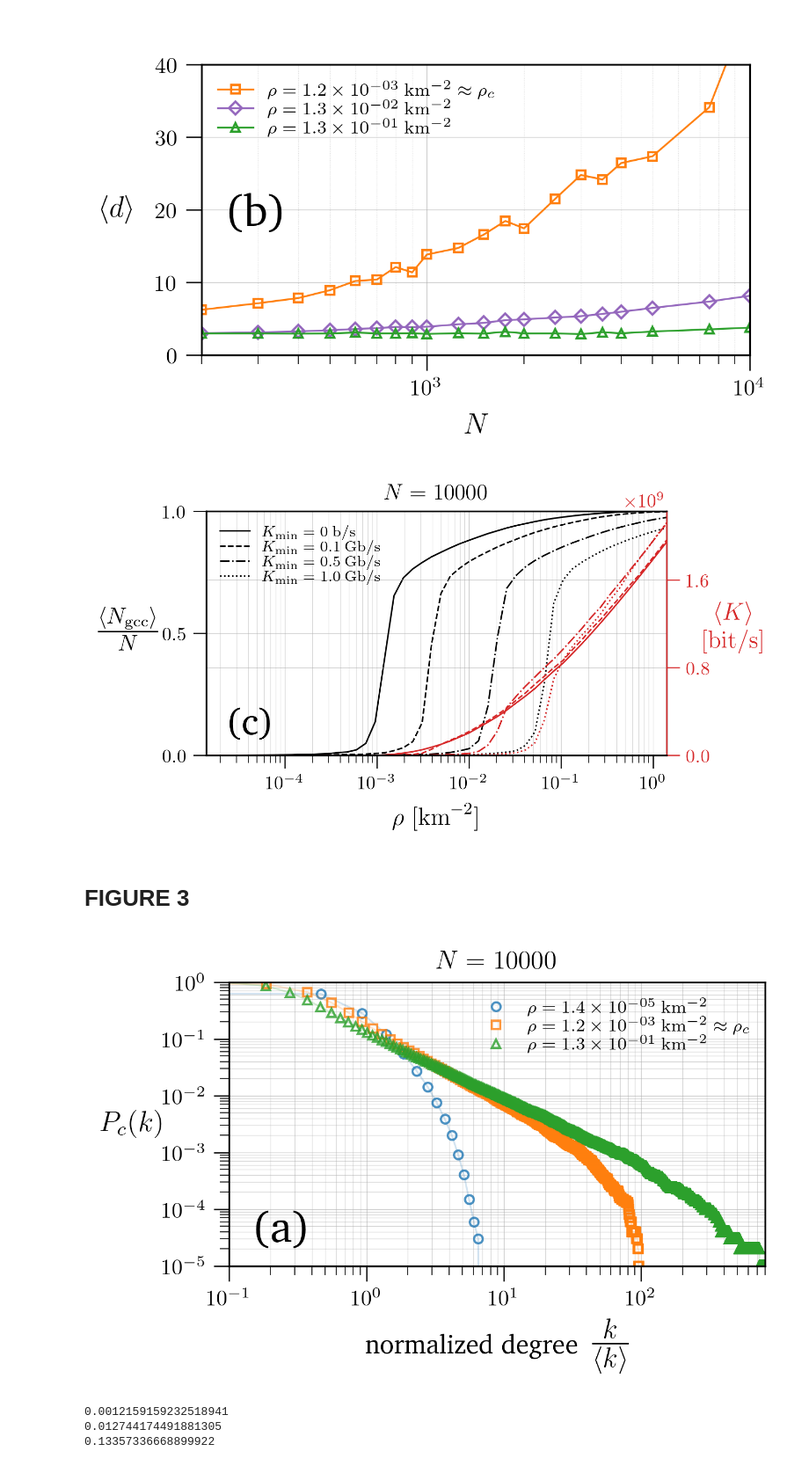
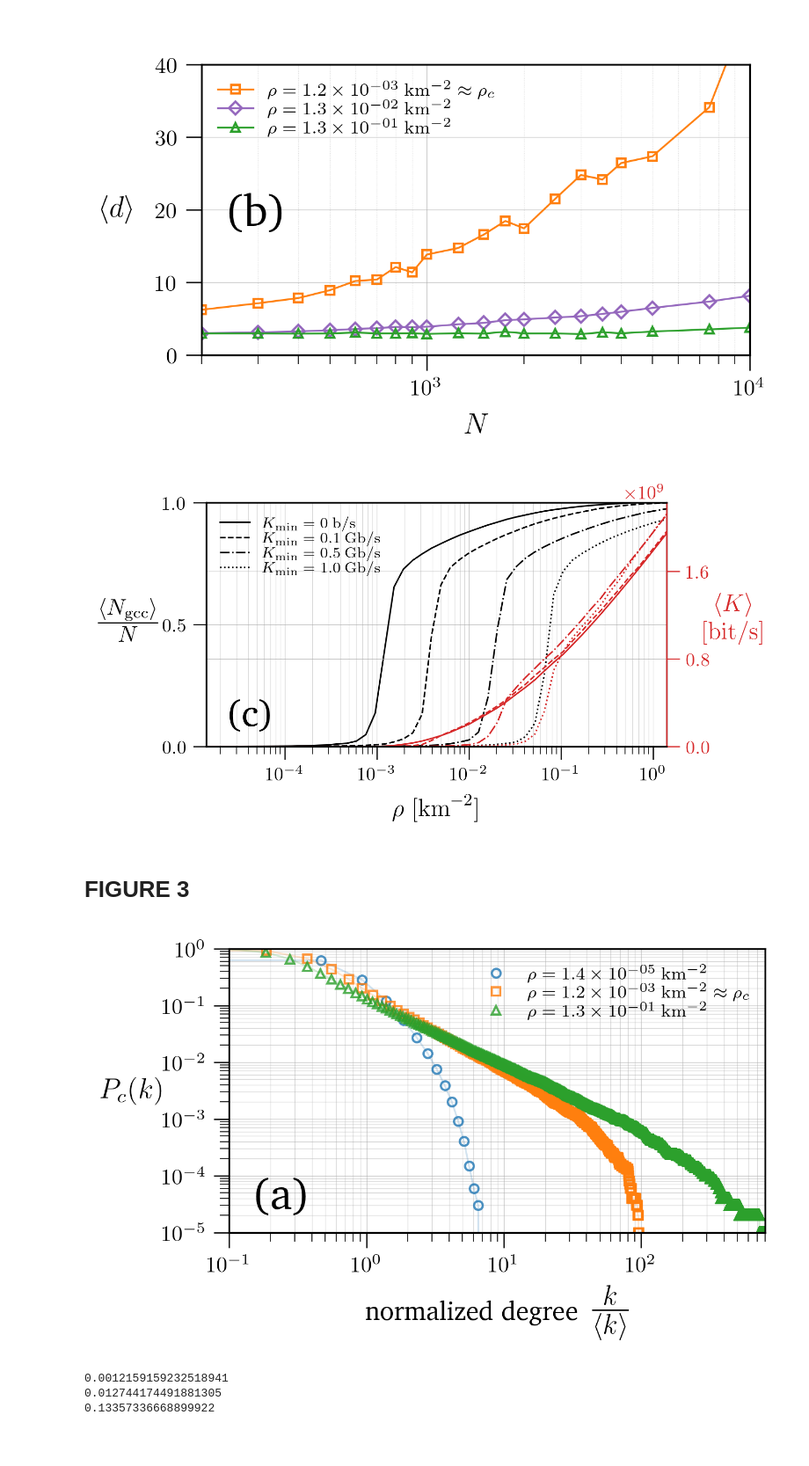
Before and after one commit to lucamar91/qkd_networks, a Jupyter notebook: plots.ipynb, the cells around one changed output. Shown at 88% size. Saved outputs shown, nothing was run; the diff lists cells and outputs as text; code cells hidden in the pictures; blank space fills up the shorter version.

```diff
--- a/plots.ipynb
+++ b/plots.ipynb
@@ -383,7 +383,7 @@ ax2.set_ylim(bottom=0)
 ax1.set_ylim(0, 1.00)
 ax1.set_xlim(1.4E-5, 1.4E0)
 plt.xscale('log')
-plt.title(f'$N={N}$')
+# plt.title(f'$N={N}$')
 
 lines1, labels1 = ax1.get_legend_handles_labels()
 lines2, labels2 = ax2.get_legend_handles_labels()
@@ -396,7 +396,7 @@ plt.text(0.05, 0.2, '(c)', transform=plt.gca().transAxes, fontsize=20, va='top',
 
 plt.savefig('plots/CV_conn_rate_withRmin.pdf', format='pdf', bbox_inches=bbox_fig2)
 # %% [output]
-[figure, old version]
+[figure, new version]
 # %% [markdown]
 # FIGURE 3
 # %%
@@ -418,35 +418,35 @@ for r in [0,19,39]:
     avg_k = np.average(data[1:,r]*np.arange(1,R))         # index of a row is the degree
     label = r'$\rho = {:.1e}$'.format(rhos[r]).replace('e', r' \times 10^{')[:-1] + '}$' + r'$\ \mathrm{km}^{-2}$'
     plt.plot(range(len(comp_cum_distr[:,r]))/avg_k, comp_cum_distr[:,r], markers[c], label=label, alpha=.8, markerfacecolor="None")
     plt.plot(range(len(comp_cum_distr[:,r]))/avg_k, comp_cum_distr[:,r], '-', alpha=.2, color=cmap(c), markerfacecolor="None")
     c+=1
 legend = plt.legend()
 handles, labels = plt.gca().get_legend_handles_labels()
 plt.subplots_adjust(left=0., right=1., top=1., bottom=0.)
 
 # Modify the second label (element 3+16=19)
 labels[1] = r'$\rho = {:.1e}$'.format(rhos[critical_idx]).replace('e', r' \times 10^{')[:-1] + r'}\ \mathrm{km}^{-2} \approx \rho_c$'
 
 # Update the legend with the new labels
 plt.legend(handles, labels, framealpha=0, labelspacing=0., loc=1)
 plt.xlabel(r'{\large normalized degree} $\frac{k}{\langle k\rangle}$', fontsize = plt.rcParams['axes.labelsize']+5, labelpad=4)
 plt.ylabel('$P_c(k)$', rotation=0, labelpad=20)
 plt.gca().yaxis.set_label_coords(x=-0.18, y=0.45)  # Sposta il label più a sinistra
-plt.title('$N=%d$'%N)
+# plt.title('$N=%d$'%N)
 plt.xscale('log')
 plt.yscale('log')
 plt.xlim(left=0.1,right=800)
 plt.ylim(1e-5,1)
 plt.grid(which="major")
 plt.grid()
 plt.grid(which="minor", alpha=0.5)
 
 # TO ALIGN AXES IN LATEX: bbox only saves a portion of the visualized plot
 bbox_fig3.ignore(True)
 plt.text(0.05, .2, '(a)', transform=plt.gca().transAxes, fontsize=20, va='top', ha='left')
 plt.savefig('plots/collapsed_compl_cumul_degr_distribution_hybrid_N' + str(N) + '.pdf', format='pdf', bbox_inches=bbox_fig3)
 # %% [output]
-[figure, old version]
+[figure, new version]
 # %%
 Ns = [200,300,400,500,600,700,800,900]+list(np.arange(1000,2000,250))+list(np.arange(2000,4001,500))+[5000,7500,10000]
 densities = np.loadtxt('outputs/out_hybrid_rhos_topd_N200_d_hyb91_NX_wide_ratemin0_10nws.dat')[0]
```
Also changed, not shown: parts of 10 cells of this notebook.
